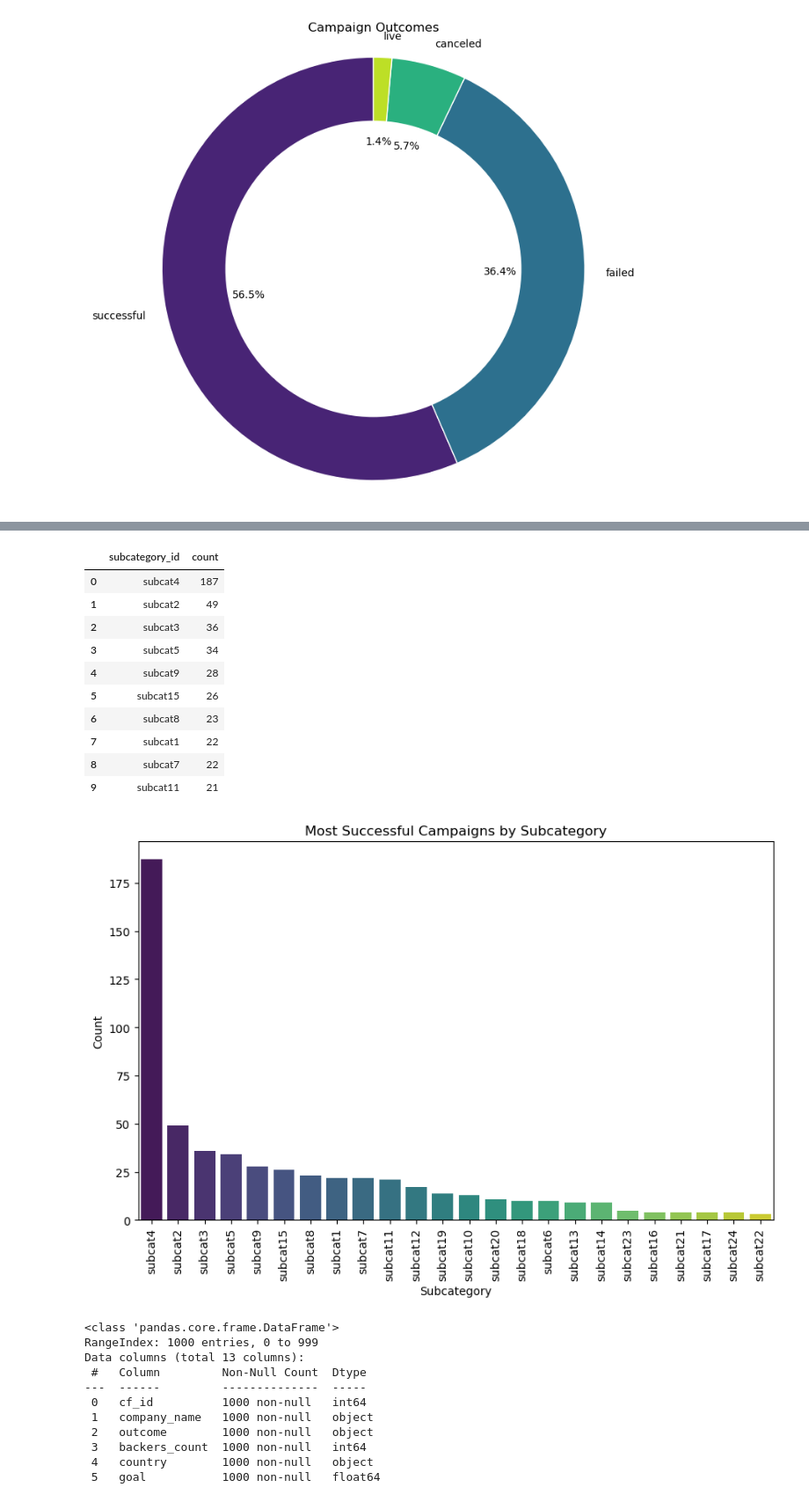
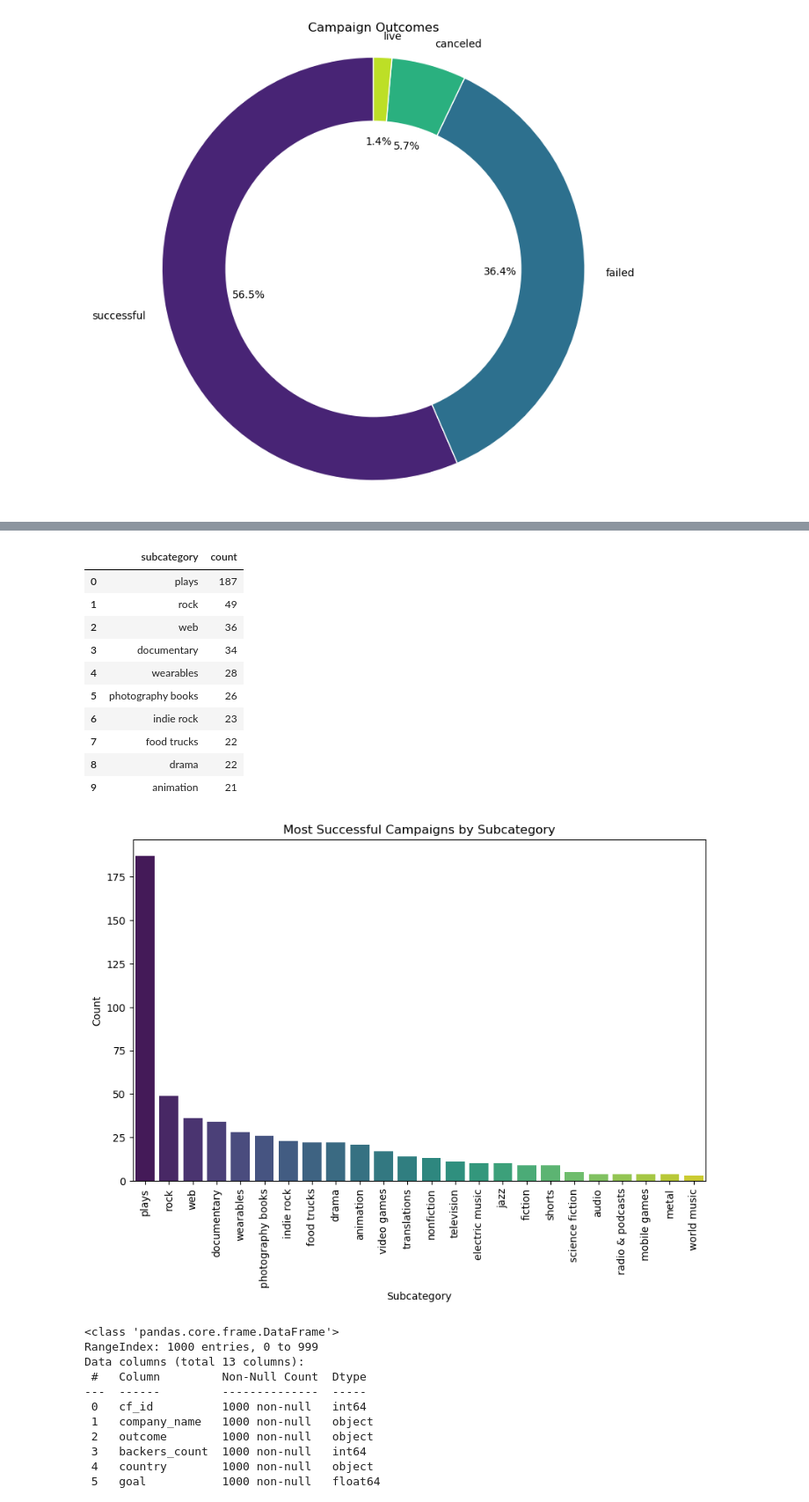
Before and after one commit to Isbelis/Crowdfunding_ETL, a Jupyter notebook: ANALYSIS_Group16-ICastroversion2.ipynb, the cells around one changed output, grey strips where cells are left out. Shown: that part at 88% size. Drawn from its saved outputs; the diff is of its cells as text; code cells hidden in the pictures.

```diff
--- a/ANALYSIS_Group16-ICastroversion2.ipynb
+++ b/ANALYSIS_Group16-ICastroversion2.ipynb
@@ -228,14 +241,16 @@ plt.show()
 # SQL query to count successful campaigns by category and subcategory
 query_subcategory = """
 SELECT
-    subcategory_id,
+    sub.subcategory,
     COUNT(*) as count
 FROM
-    campaign
+    campaign as c
+JOIN
+    subcategory as sub on c.subcategory_id = sub.subcategory_id
 WHERE
-    outcome = 'successful'
+    c.outcome = 'successful'
 GROUP BY
-    subcategory_id
+    sub.subcategory_id
 ORDER BY
     count DESC
 """
@@ -248,34 +263,34 @@ with engine.connect() as connection:
 # Display the data
 subcategory_df.head(10)
 # %% [output]
-|  | subcategory_id | count |
-| 0 | subcat4 | 187 |
-| 1 | subcat2 | 49 |
-| 2 | subcat3 | 36 |
-| 3 | subcat5 | 34 |
-| 4 | subcat9 | 28 |
-| 5 | subcat15 | 26 |
-| 6 | subcat8 | 23 |
-| 7 | subcat1 | 22 |
-| 8 | subcat7 | 22 |
-| 9 | subcat11 | 21 |
+|  | subcategory | count |
+| 0 | plays | 187 |
+| 1 | rock | 49 |
+| 2 | web | 36 |
+| 3 | documentary | 34 |
+| 4 | wearables | 28 |
+| 5 | photography books | 26 |
+| 6 | indie rock | 23 |
+| 7 | food trucks | 22 |
+| 8 | drama | 22 |
+| 9 | animation | 21 |
 # %%
 # Ensure the 'output' directory exists
 os.makedirs('output', exist_ok=True)
 
 # Create the bar chart
 plt.figure(figsize=(10, 6))
-sns.barplot(data=subcategory_df, x='subcategory_id', y='count', palette='viridis')
+sns.barplot(data=subcategory_df, x='subcategory', y='count', palette='viridis')
 plt.title('Most Successful Campaigns by Subcategory')
 plt.xlabel('Subcategory')
 plt.ylabel('Count')
 plt.xticks(rotation=90, fontsize=10)  # Rotate x-axis labels and set font size
 
 # Save the plot as an image file (e.g., PNG format)
 plt.savefig('output/subcategory_plot.png')
 plt.show()
 # %% [output]
-[figure, old version]
+[figure, new version]
 # %%
 # merge tables previo to analysis
 sql_query = """
```
Also changed, not shown: parts of 9 cells of this notebook, 12 other files.
